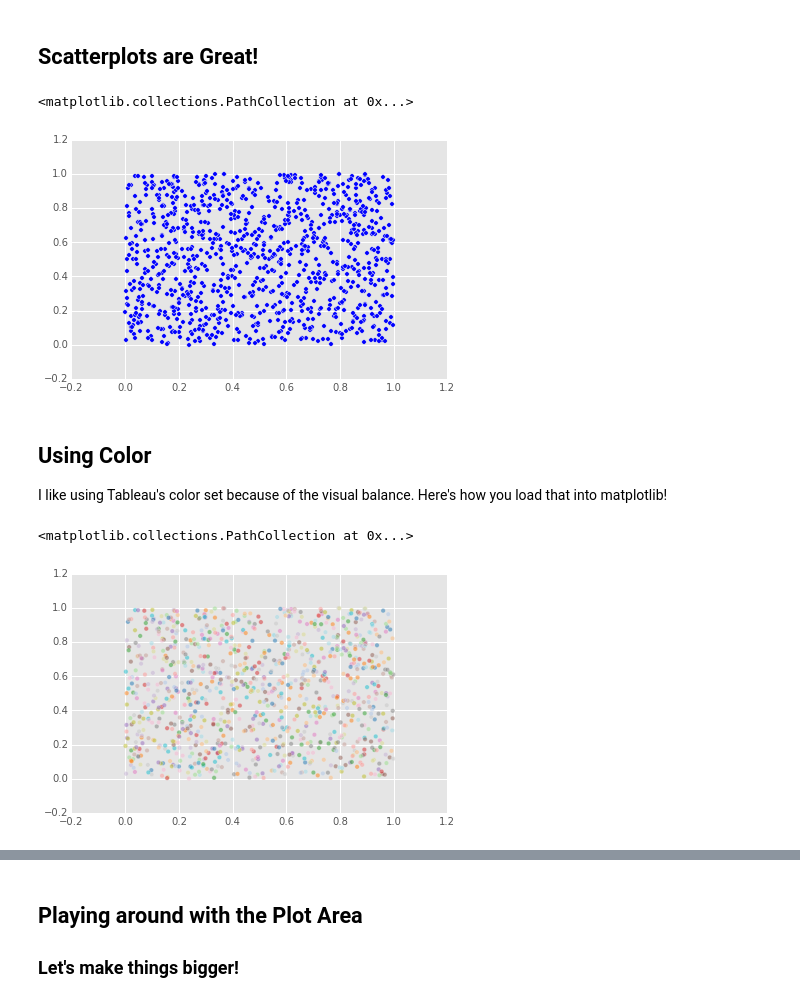
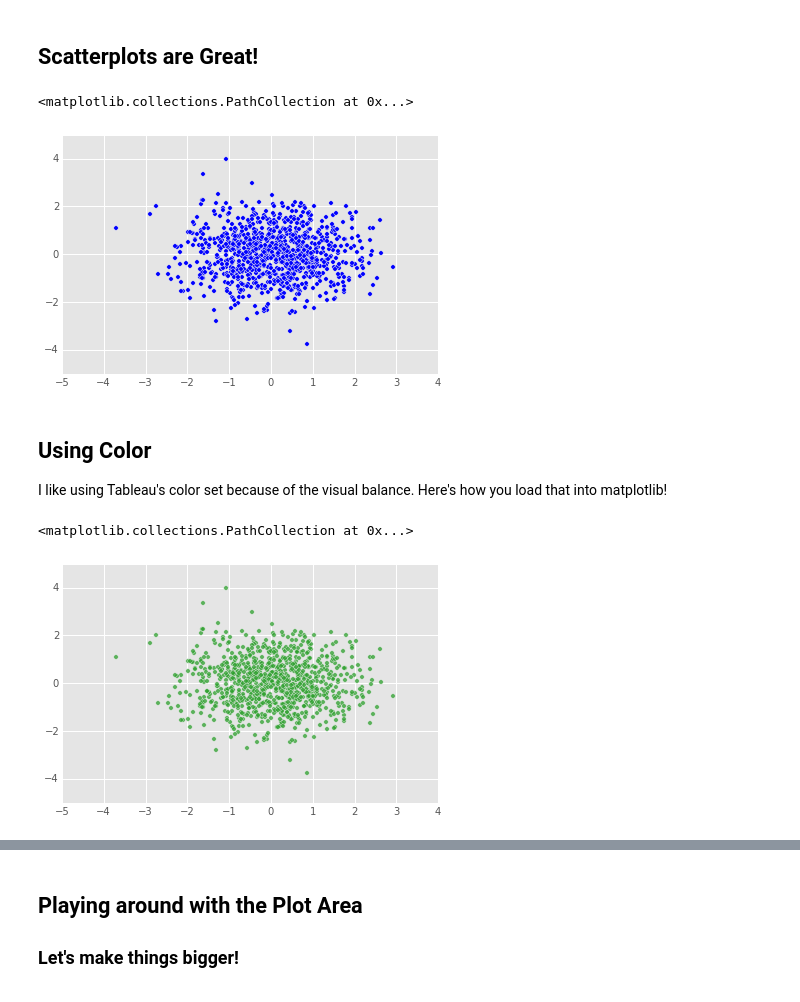
Before and after one commit to stefsy/matplotlib-charts, a Jupyter notebook: PythonPH September 2015 - Charts in MPL.ipynb, the cells around one changed output, grey strips where cells are left out. Cells and saved outputs as stored; diff of their text form; code cells hidden in the pictures.

Commit message:
clean up charts

```diff
--- a/PythonPH September 2015 - Charts in MPL.ipynb
+++ b/PythonPH September 2015 - Charts in MPL.ipynb
@@ -68,13 +68,13 @@ plt.xlabel('The X Label')
 ## Scatterplots are Great!
 # %%
 n = 1000
-ax = np.random.rand(n)
-ay = np.random.rand(n)
+ax = np.random.randn(n)
+ay = np.random.randn(n)
 
 plt.scatter(ax, ay)
 # %% [output]
 <matplotlib.collections.PathCollection at 0x...>
-[figure, old version]
+[figure, new version]
 # %% [markdown]
 ## Using Color
 
@@ -93,7 +93,7 @@ for i in range(len(tableau20)):
     tableau20[i] = (r / 255., g / 255., b / 255.)
 # %%
 # c for color, alpha for transparency
-plt.scatter(ax, ay, c=tableau20, alpha=0.5)
+plt.scatter(ax, ay, c=tableau20[4], alpha=0.75)
 # %% [output]
 <matplotlib.collections.PathCollection at 0x...>
-[figure, old version]
+[figure, new version]
```
Also changed, not shown: parts of 7 cells of this notebook.
